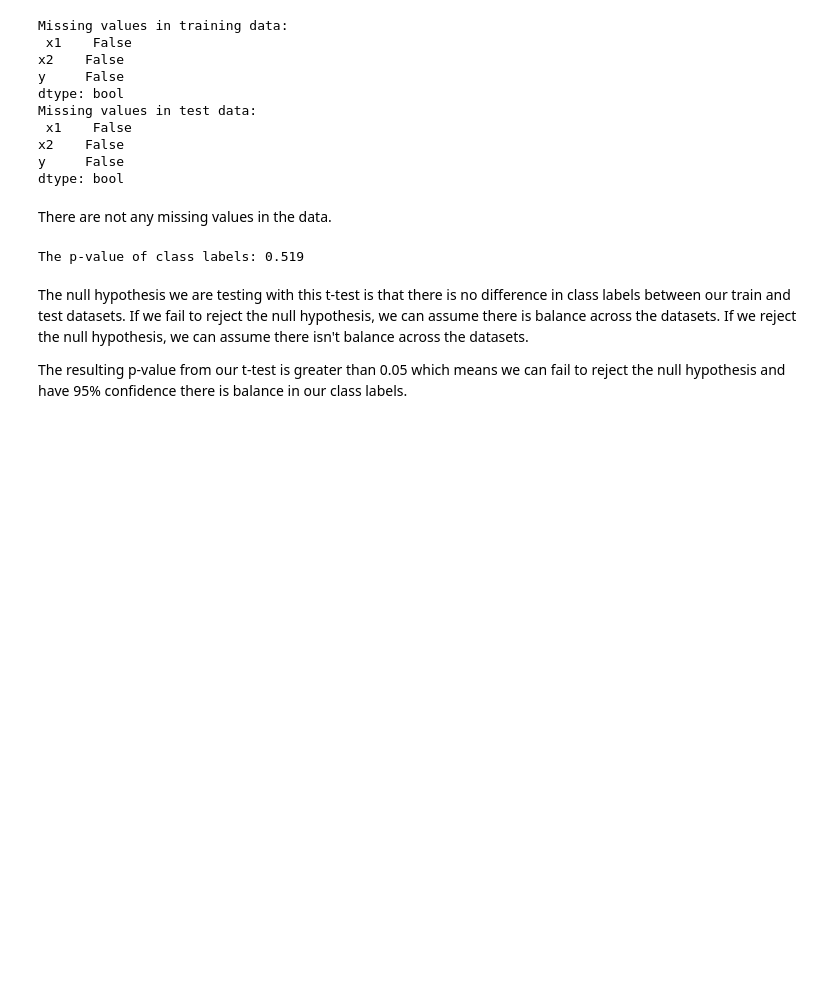
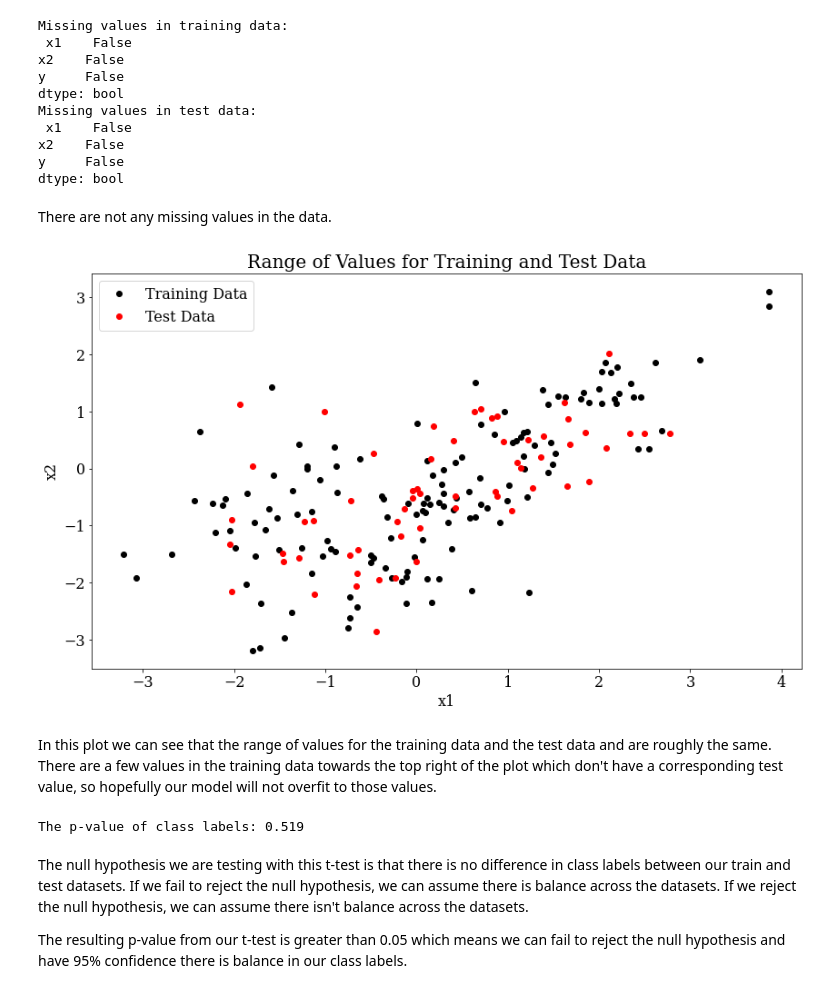
Before and after one commit to sdonatileach/Machine-Learning, a Jupyter notebook: Assignment_3.ipynb, the cells around one changed output. Drawn from its saved outputs; the diff is of its cells as text; code cells hidden in the pictures; blank space fills up the shorter version.

```diff
--- a/Assignment_3.ipynb
+++ b/Assignment_3.ipynb
@@ -110,6 +110,21 @@ y     False
 dtype: bool
 # %% [markdown]
 There are not any missing values in the data.
+# %%
+# iterate over groups to format and label each point
+fig, ax = plt.subplots(figsize=(14, 8))
+ax.plot(train['x1'], train['x2'], 'o', color='black', label='Training Data')
+ax.plot(test['x1'], test['x2'], 'o', color='red', label='Test Data')
+ax.set_title("Range of Values for Training and Test Data", fontsize=20)
+ax.set_xlabel('x1', fontsize = 16)
+ax.set_ylabel('x2', fontsize = 16)
+ax.tick_params(labelsize=16)
+leg = ax.legend(fontsize = 16)
+plt.show()
+# %% [output]
+[figure, added]
+# %% [markdown]
+In this plot we can see that the range of values for the training data and the test data and are roughly the same.  There are a few values in the training data towards the top right of the plot which don't have a corresponding test value, so hopefully our model will not overfit to those values.
 # %%
 p_value = stats.ttest_ind(train.y, test.y)[1]
 print("The p-value of class labels: {0:.3f}".format(p_value))
```
Also changed, not shown: parts of 3 cells of this notebook.
